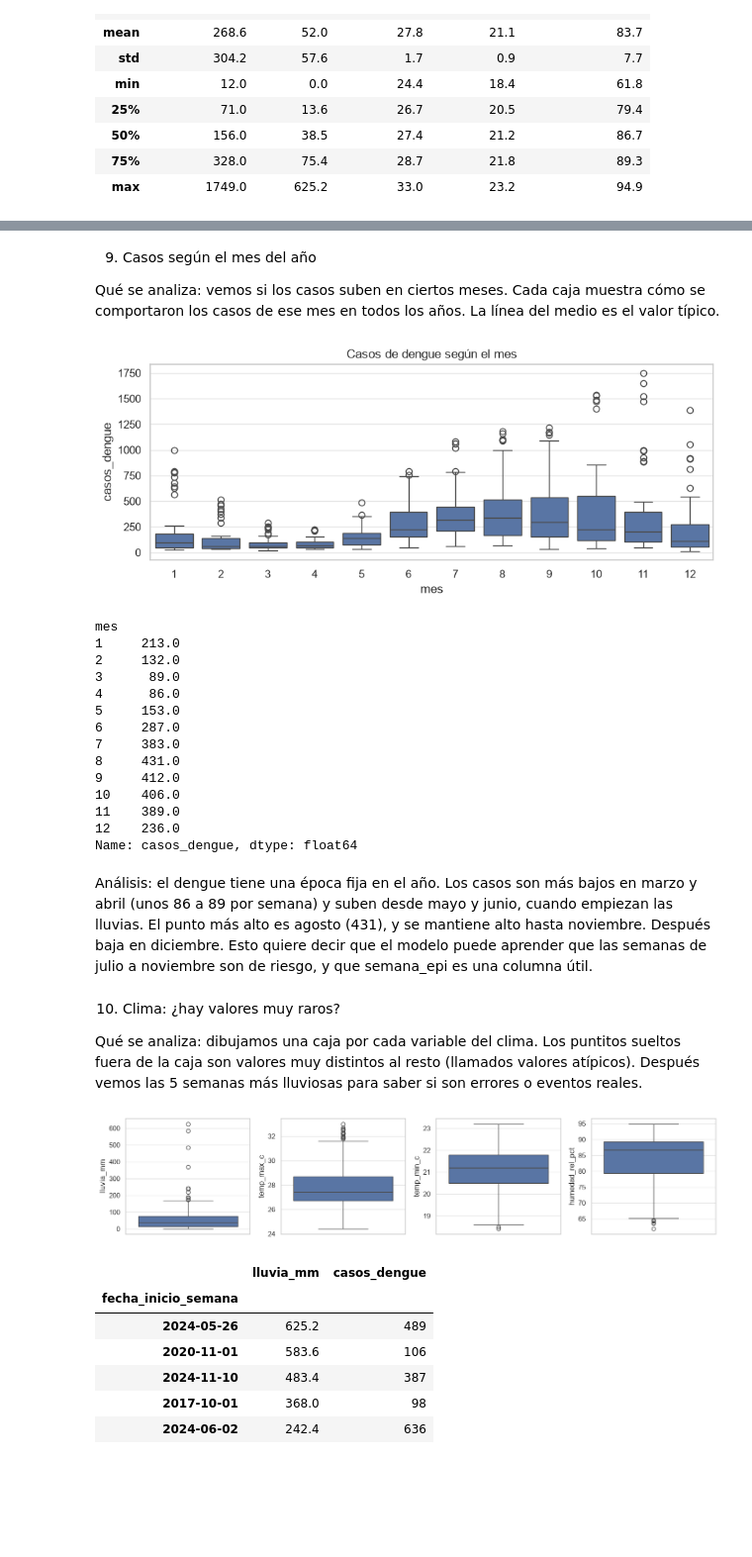
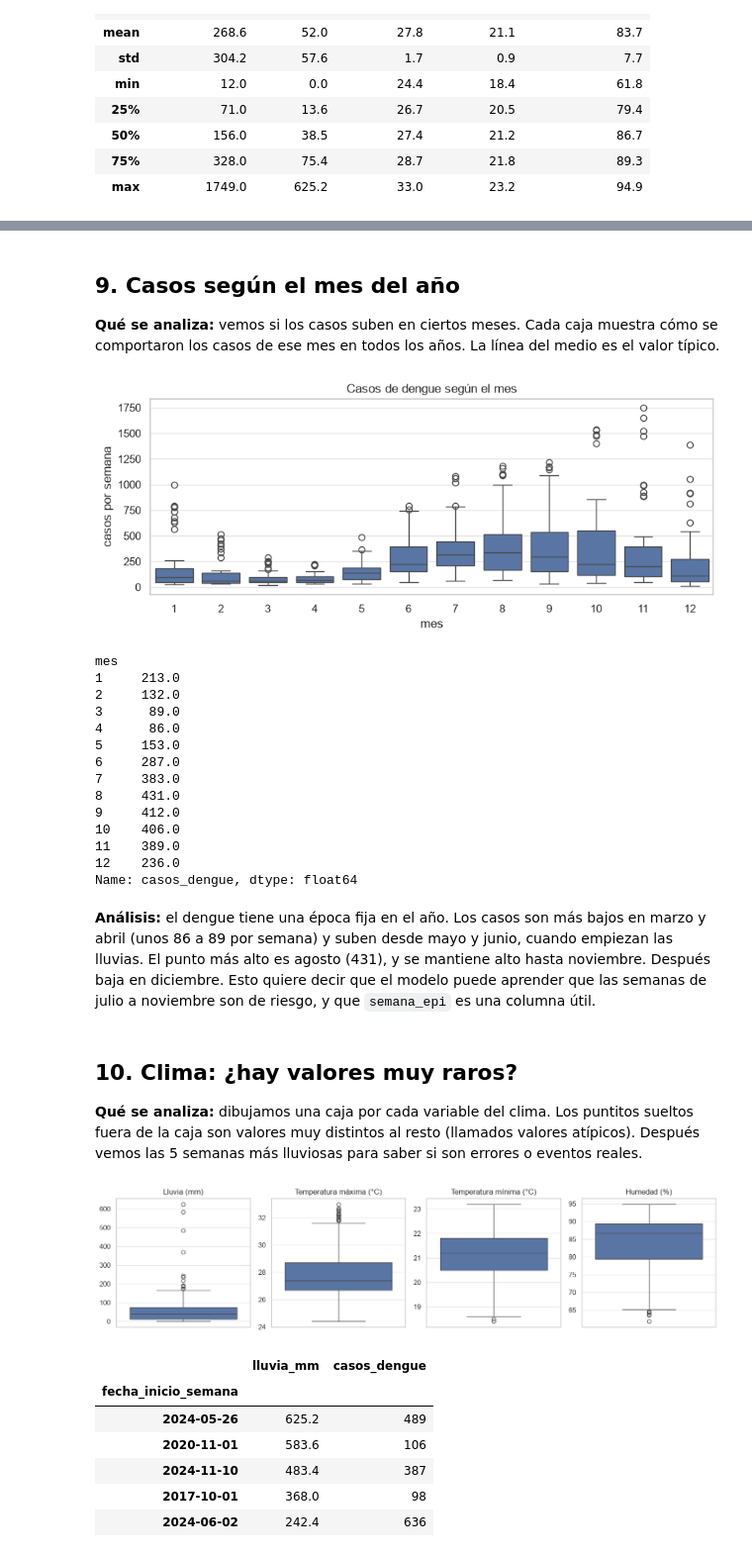
Before and after one commit to GaboSM1507/Proyecto-VectorIA, a Jupyter notebook: notebooks/01_EDA.ipynb, the cells around one changed output, grey strips where cells are left out. Shown at 99% size. Saved outputs shown, nothing was run; the diff lists cells and outputs as text; code cells hidden in the pictures; blank space fills up the shorter version.

Commit message:
EDA: estructura, textos corregidos y gráficos más claros

```diff
--- a/notebooks/01_EDA.ipynb
+++ b/notebooks/01_EDA.ipynb
@@ -196,8 +217,12 @@ df["log_casos"] = np.log1p(df["casos_dengue"])   # crea una columna nueva con lo
 fig, ejes = plt.subplots(1, 2, figsize=(11, 3.5))                  # espacio para 2 gráficos lado a lado
 sns.histplot(df["casos_dengue"], bins=40, ax=ejes[0])              # gráfico de los casos normales
 ejes[0].set_title("Casos")
+ejes[0].set_xlabel("casos por semana")
 sns.histplot(df["log_casos"], bins=40, ax=ejes[1])                 # gráfico de los casos achicados
 ejes[1].set_title("Casos con logaritmo")
+ejes[1].set_xlabel("log(1 + casos)")
+for eje in ejes:
+    eje.set_ylabel("semanas")                                      # cuántas semanas caen en cada barra
 plt.show()
 
 # Qué tan desparejo está cada gráfico (0 = parejo)
@@ -214,18 +239,19 @@ Análisis: casi todas las semanas tienen pocos casos (menos de 330) y muy pocas
 # %% [markdown]
-9. Casos según el mes del año
+## 9. Casos según el mes del año
 
-Qué se analiza: vemos si los casos suben en ciertos meses. Cada caja muestra cómo se comportaron los casos de ese mes en todos los años. La línea del medio es el valor típico.
+**Qué se analiza:** vemos si los casos suben en ciertos meses. Cada caja muestra cómo se comportaron los casos de ese mes en todos los años. La línea del medio es el valor típico.
 # %%
 df["mes"] = df.index.month                 # saca el número del mes (1 a 12) de la fecha
 
 plt.figure(figsize=(10, 3.5))
 sns.boxplot(data=df, x="mes", y="casos_dengue")   # una caja por mes
 plt.title("Casos de dengue según el mes")
+plt.ylabel("casos por semana")
 plt.show()
 
 print(df.groupby("mes")["casos_dengue"].mean().round(0))   # promedio de casos de cada mes
 # %% [output]
-[figure, old version]
+[figure, new version]
 mes
 1     213.0
 2     132.0
@@ -241,19 +267,24 @@ mes
 12    236.0
 Name: casos_dengue, dtype: float64
 # %% [markdown]
-Análisis: el dengue tiene una época fija en el año. Los casos son más bajos en marzo y abril (unos 86 a 89 por semana) y suben desde mayo y junio, cuando empiezan las lluvias. El punto más alto es agosto (431), y se mantiene alto hasta noviembre. Después baja en diciembre. Esto quiere decir que el modelo puede aprender que las semanas de julio a noviembre son de riesgo, y que semana_epi es una columna útil.
+**Análisis:** el dengue tiene una época fija en el año. Los casos son más bajos en marzo y abril (unos 86 a 89 por semana) y suben desde mayo y junio, cuando empiezan las lluvias. El punto más alto es agosto (431), y se mantiene alto hasta noviembre. Después baja en diciembre. Esto quiere decir que el modelo puede aprender que las semanas de julio a noviembre son de riesgo, y que `semana_epi` es una columna útil.
 # %% [markdown]
-10. Clima: ¿hay valores muy raros?
+## 10. Clima: ¿hay valores muy raros?
 
-Qué se analiza: dibujamos una caja por cada variable del clima. Los puntitos sueltos fuera de la caja son valores muy distintos al resto (llamados valores atípicos). Después vemos las 5 semanas más lluviosas para saber si son errores o eventos reales.
+**Qué se analiza:** dibujamos una caja por cada variable del clima. Los puntitos sueltos fuera de la caja son valores muy distintos al resto (llamados valores atípicos). Después vemos las 5 semanas más lluviosas para saber si son errores o eventos reales.
 # %%
-fig, ejes = plt.subplots(1, 4, figsize=(14, 3))     # espacio para 4 gráficos
+nombres = {"lluvia_mm": "Lluvia (mm)", "temp_max_c": "Temperatura máxima (°C)",
+           "temp_min_c": "Temperatura mínima (°C)", "humedad_rel_pct": "Humedad (%)"}   # título de cada caja
+
+fig, ejes = plt.subplots(1, 4, figsize=(14, 3.5))   # espacio para 4 gráficos
 for eje, variable in zip(ejes, clima):              # repite para cada variable del clima
     sns.boxplot(y=df[variable], ax=eje)             # dibuja su caja
+    eje.set_title(nombres[variable])
+    eje.set_ylabel("")
 plt.tight_layout()                                  # acomoda los gráficos para que no se encimen
 plt.show()
 # %% [output]
-[figure, old version]
+[figure, new version]
 # %%
 df.nlargest(5, "lluvia_mm")[["lluvia_mm", "casos_dengue"]]   # las 5 semanas con más lluvia
 # %% [output]
```
Also changed, not shown: parts of 78 cells of this notebook, 1 other file.
